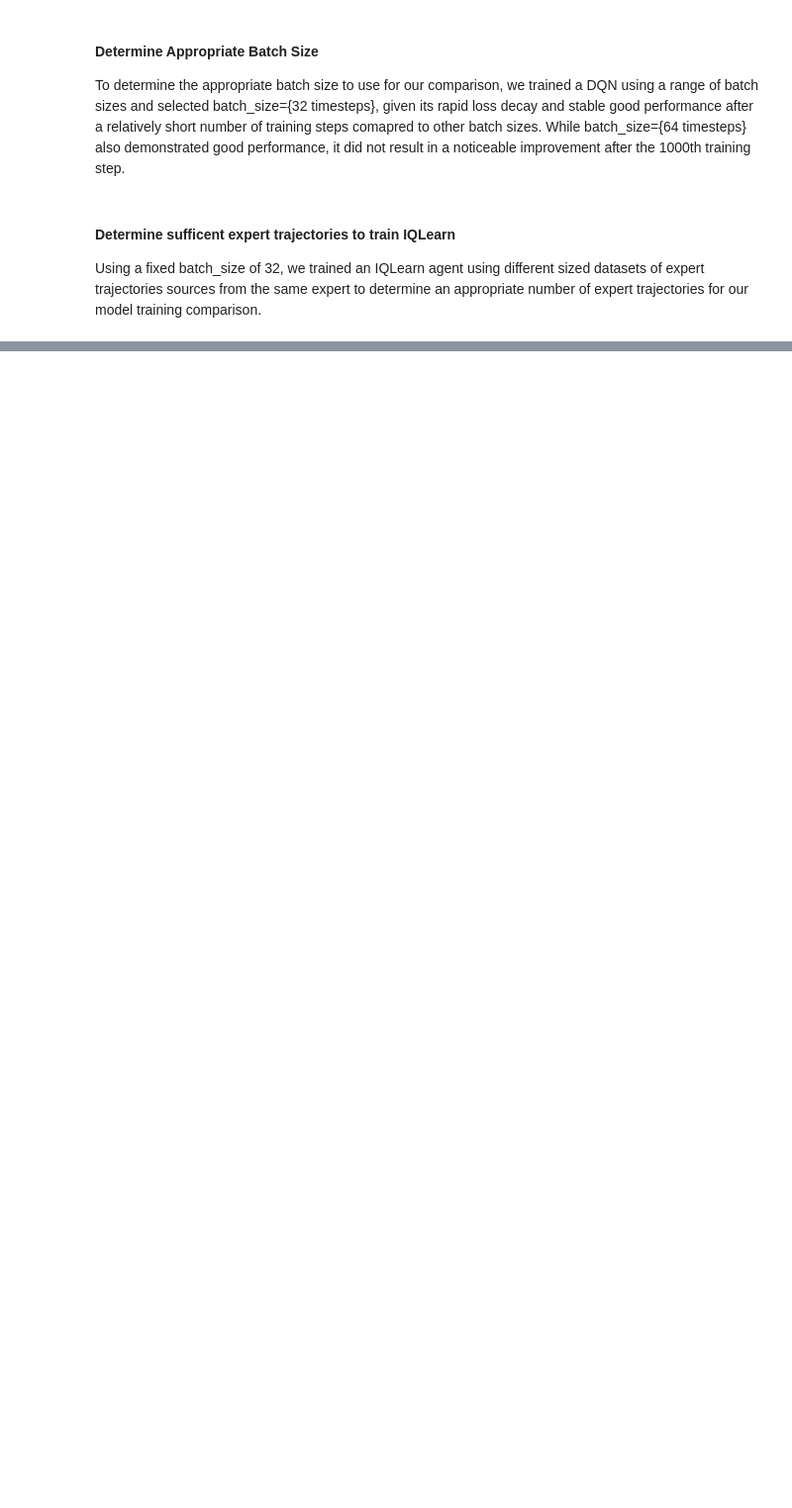
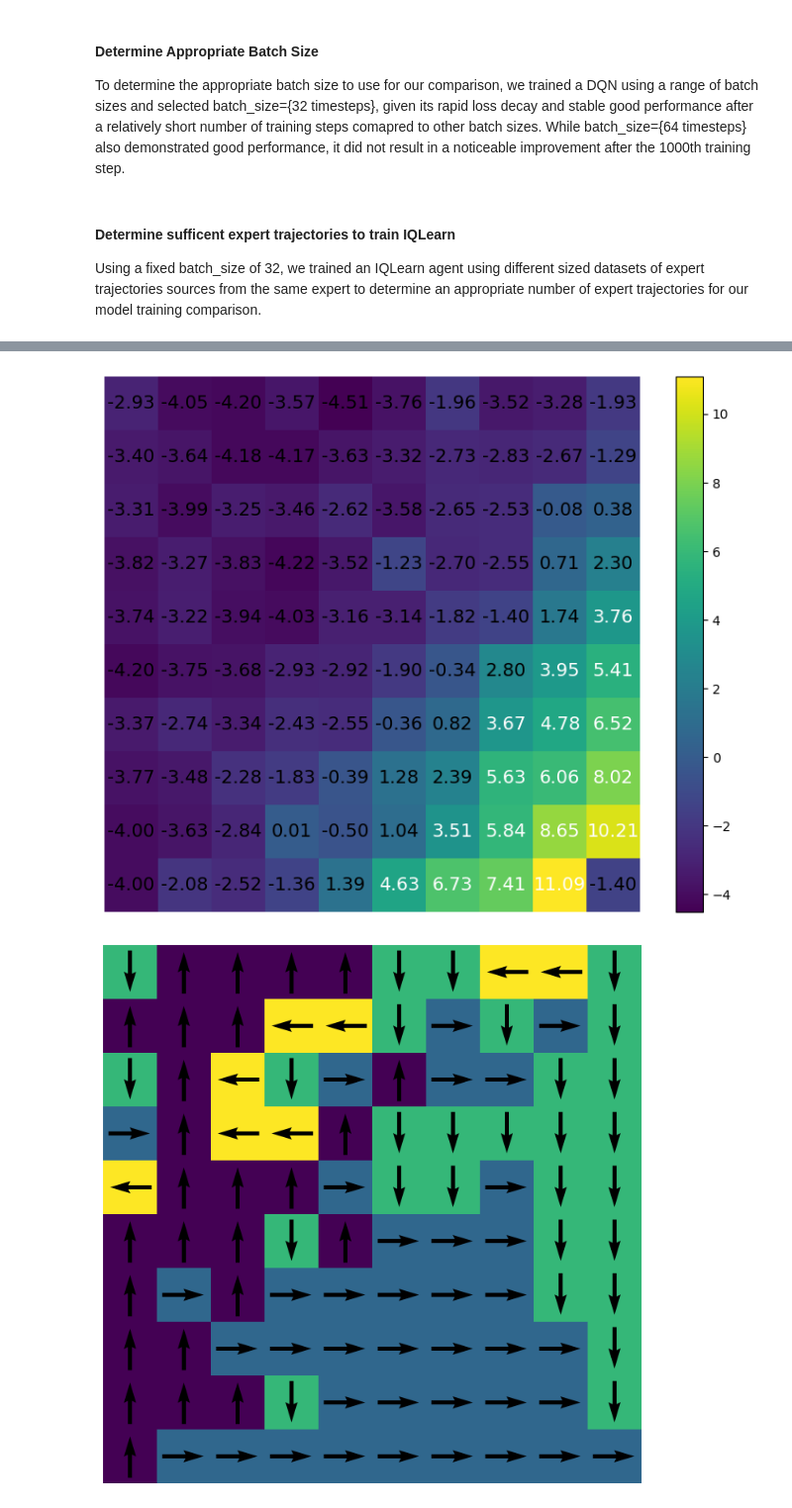
Before and after one commit to syntactic/DeepReinforcementLearning, a Jupyter notebook: Group9_FinalProject/analysis.ipynb, the cells around one changed output, grey strips where cells are left out. Shown at 99% size. Cells and saved outputs as stored; diff of their text form; code cells hidden in the pictures; blank space fills up the shorter version.

```diff
--- a/Group9_FinalProject/analysis.ipynb
+++ b/Group9_FinalProject/analysis.ipynb
@@ -94,3 +107,19 @@ plot_distance_ratios({"DQN":distance_ratios_DQN_drop, "IQLearn": distance_ratios
+# %%
+FOLDER_PATH = "data/DQN_rand_walls/"
+MODEL_PATH = FOLDER_PATH + "DQN_rand_walls_80000_model.pt"
+AGENT_TYPE = "DQN"
+WALL_TYPE = 'rand'
+
+grid = GridWorld(10,10, random_board=False,random_start=False, num_walls=0, static_start_pos = Position(0,9), max_moves_per_game=1000)
+DQNModel = Model(name=AGENT_TYPE+"_"+WALL_TYPE+"_walls", model=init_grid_model(grid.num_states, grid.action_space))
+DQNModel.format_state = unroll_grid
+DQNModel.load(MODEL_PATH)
+_, policy_map = DQNModel.estimate_value_map(grid, save=True, path=FOLDER_PATH)
+
+DQNModel.plot_argmax_policy(policy_map, save=True, path=FOLDER_PATH)
+# %% [output]
+[figure, added]
+[figure, added]
 # %%
 from experiments_functions import *
 
```
Also changed, not shown: parts of 12 cells of this notebook, 28 other files.
